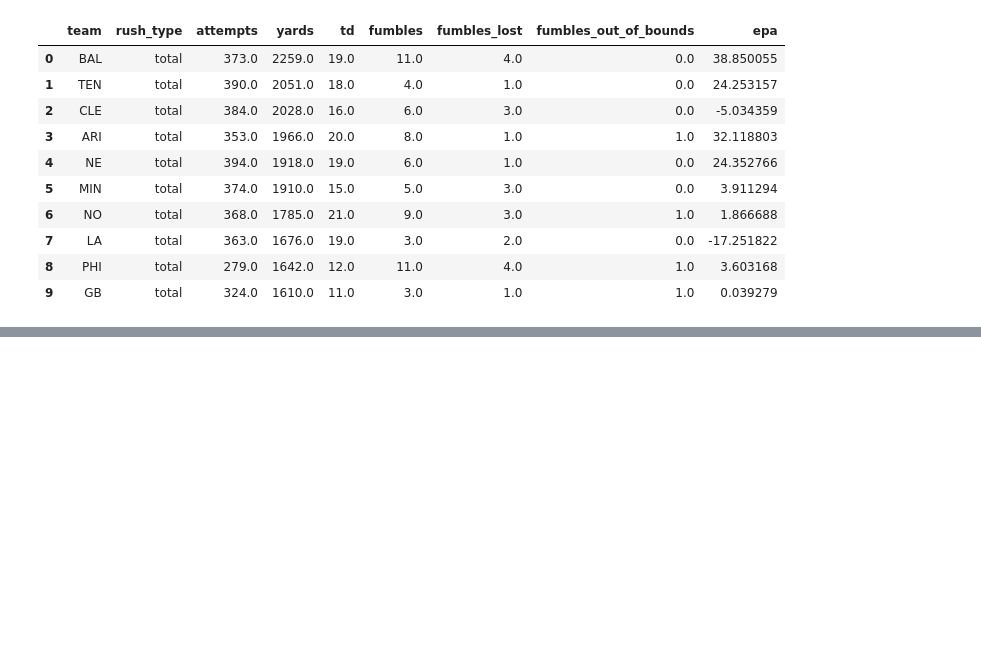
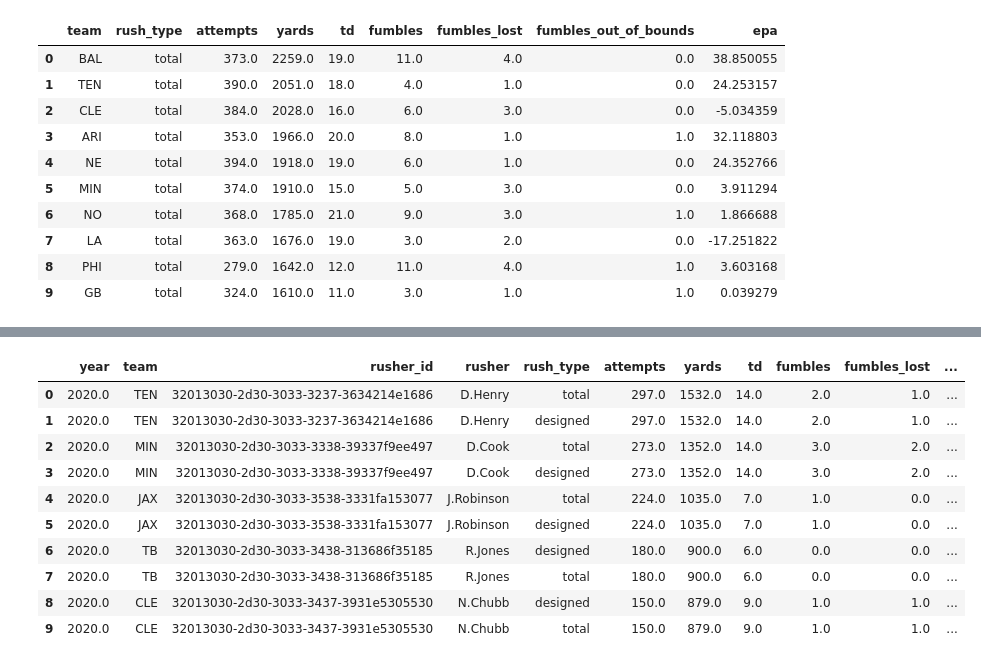
Before and after one commit to shind07/nfl-data, a Jupyter notebook: notebooks/rushing.ipynb, the cells around one changed output, grey strips where cells are left out. Cells and saved outputs as stored; diff of their text form; code cells hidden in the pictures; blank space fills up the shorter version.

```diff
--- a/notebooks/rushing.ipynb
+++ b/notebooks/rushing.ipynb
@@ -568,0 +586,15 @@ df.head(10)
+# %%
+df = pd.read_sql("""SELECT * FROM rushing_by_player_by_year""", db_conn)
+df.head(10)
+# %% [output]
+|  | year | team | rusher_id | rusher | rush_type | attempts | yards | td | fumbles | fumbles_lost | ... |
+| 0 | 2020.0 | TEN | 32013030-2d30-3033-3237-3634214e1686 | D.Henry | total | 297.0 | 1532.0 | 14.0 | 2.0 | 1.0 | ... |
+| 1 | 2020.0 | TEN | 32013030-2d30-3033-3237-3634214e1686 | D.Henry | designed | 297.0 | 1532.0 | 14.0 | 2.0 | 1.0 | ... |
+| 2 | 2020.0 | MIN | 32013030-2d30-3033-3338-39337f9ee497 | D.Cook | total | 273.0 | 1352.0 | 14.0 | 3.0 | 2.0 | ... |
+| 3 | 2020.0 | MIN | 32013030-2d30-3033-3338-39337f9ee497 | D.Cook | designed | 273.0 | 1352.0 | 14.0 | 3.0 | 2.0 | ... |
+| 4 | 2020.0 | JAX | 32013030-2d30-3033-3538-3331fa153077 | J.Robinson | total | 224.0 | 1035.0 | 7.0 | 1.0 | 0.0 | ... |
+| 5 | 2020.0 | JAX | 32013030-2d30-3033-3538-3331fa153077 | J.Robinson | designed | 224.0 | 1035.0 | 7.0 | 1.0 | 0.0 | ... |
+| 6 | 2020.0 | TB | 32013030-2d30-3033-3438-313686f35185 | R.Jones | designed | 180.0 | 900.0 | 6.0 | 0.0 | 0.0 | ... |
+| 7 | 2020.0 | TB | 32013030-2d30-3033-3438-313686f35185 | R.Jones | total | 180.0 | 900.0 | 6.0 | 0.0 | 0.0 | ... |
+| 8 | 2020.0 | CLE | 32013030-2d30-3033-3437-3931e5305530 | N.Chubb | designed | 150.0 | 879.0 | 9.0 | 1.0 | 1.0 | ... |
+| 9 | 2020.0 | CLE | 32013030-2d30-3033-3437-3931e5305530 | N.Chubb | total | 150.0 | 879.0 | 9.0 | 1.0 | 1.0 | ... |
```
Also changed, not shown: parts of 4 cells of this notebook, 7 other files.
